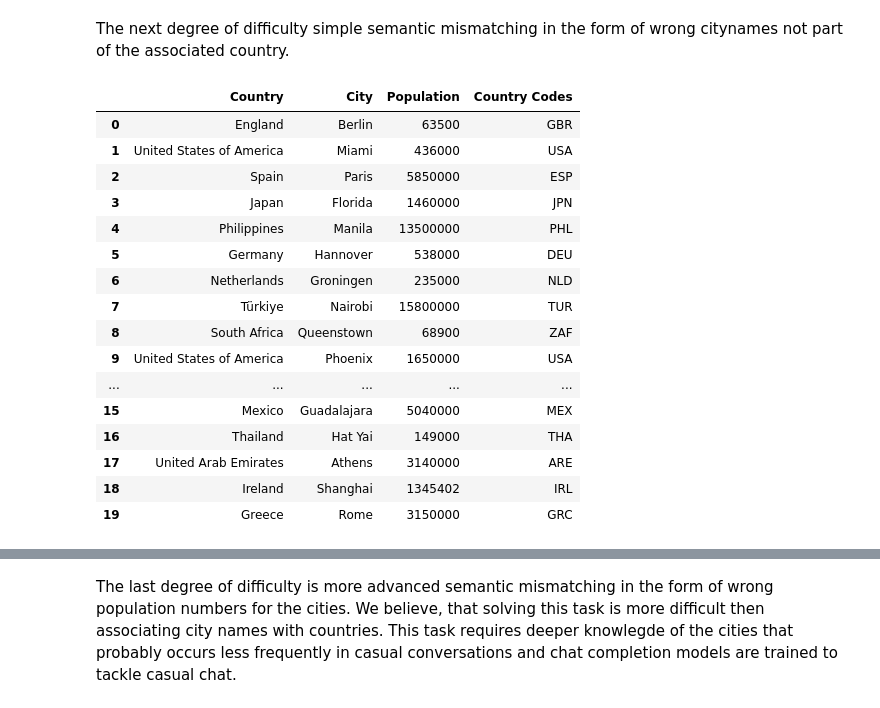
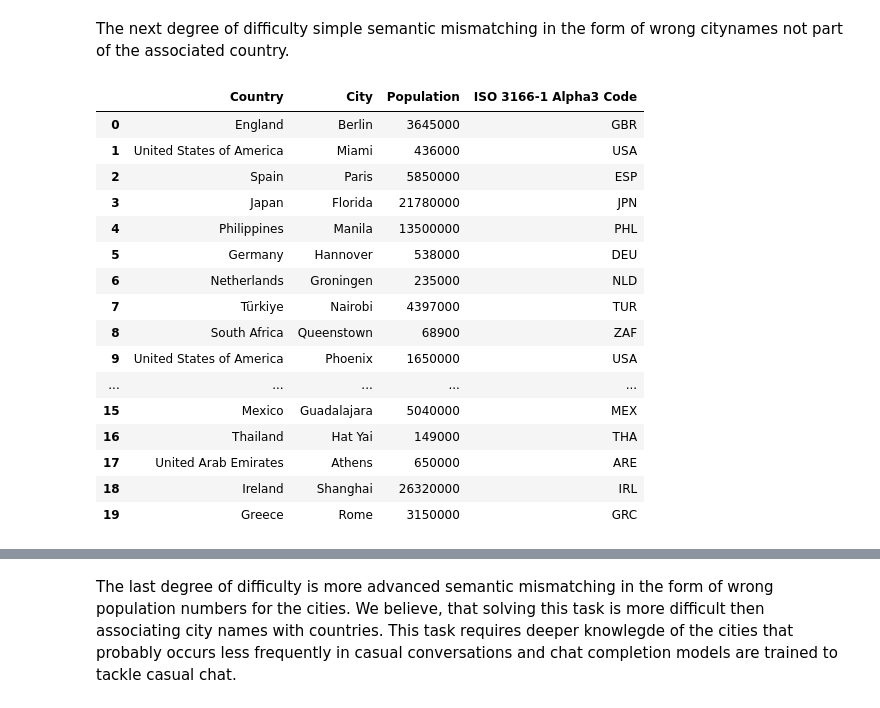
Before and after one commit to janekprange/BDT-Data, a Jupyter notebook: data/error_detection/custom/Error_Detection_Test_Data_Creation.ipynb, the cells around one changed output, grey strips where cells are left out. Drawn from its saved outputs; the diff is of its cells as text; code cells hidden in the pictures.

```diff
--- a/data/error_detection/custom/Error_Detection_Test_Data_Creation.ipynb
+++ b/data/error_detection/custom/Error_Detection_Test_Data_Creation.ipynb
@@ -27,6 +27,6 @@ clean_data = [
     ["Ireland", "Dublin", 1345402, "IRL"],
     ["Greece", "Athens", 3150000, "GRC"]]
 
-clean_dataframe = pd.DataFrame(clean_data, columns=["Country", "City", "Population", "Country Codes"])
+clean_dataframe = pd.DataFrame(clean_data, columns=["Country", "City", "Population", "ISO 3166-1 Alpha3 Code"])
 clean_dataframe
 # %% [output]
@@ -132,48 +132,48 @@ The next degree of difficulty simple semantic mismatching in the form of wrong c
 # %%
 dirty_data_wrong_cities = [
     ["England", "Berlin", 3645000],
     ["United States of America", "Miami", 436000],
     ["Spain", "Paris", 5850000],
     ["Japan", "Florida", 21780000],
     ["Philippines", "Manila", 13500000 ],
     ["Germany", "Hannover", 538000],
     ["Netherlands", "Groningen", 235000],
     ["Türkiye", "Nairobi", 4397000],
     ["South Africa", "Queenstown", 68900],
     ["United States of America", "Phoenix", 1650000],
     ["China", "Casablanca", 29200000],
     ["Hungary", "Budapest", 1760000],
     ["Egypt", "New Cairo", 297000],
     ["Mali", "Casablanca", 2930000],
     ["Nigeria", "Lagos", 	13500000],
     ["Mexico", "Guadalajara", 5040000],
     ["Thailand", "Hat Yai", 149000],
     ["United Arab Emirates", "Athens", 650000],
     ["Ireland", "Shanghai", 26320000],
     ["Greece", "Rome", 3150000]]
 
 
-dirty_data_wrong_cities = pd.DataFrame(dirty_data_wrong_cities, columns=["Country", "City", "Population"])
-dirty_data_wrong_cities["Country Codes"] = clean_dataframe["Country Codes"]
-dirty_data_wrong_cities["Population"] = clean_dataframe["Population"]
-dirty_data_wrong_cities["Country"] = clean_dataframe["Country"]
+dirty_dataframe_wrong_cities = pd.DataFrame(dirty_data_wrong_cities, columns=["Country", "City", "Population"])
+dirty_dataframe_wrong_cities["ISO 3166-1 Alpha3 Code"] = clean_dataframe["ISO 3166-1 Alpha3 Code"]
+#dirty_data_wrong_cities["Population"] = clean_dataframe["Population"]
+#dirty_data_wrong_cities["Country"] = clean_dataframe["Country"]
 
-dirty_data_wrong_cities
+dirty_dataframe_wrong_cities
 # %% [output]
-|  | Country | City | Population | Country Codes |
-| 0 | England | Berlin | 63500 | GBR |
+|  | Country | City | Population | ISO 3166-1 Alpha3 Code |
+| 0 | England | Berlin | 3645000 | GBR |
 | 1 | United States of America | Miami | 436000 | USA |
 | 2 | Spain | Paris | 5850000 | ESP |
-| 3 | Japan | Florida | 1460000 | JPN |
+| 3 | Japan | Florida | 21780000 | JPN |
 | 4 | Philippines | Manila | 13500000 | PHL |
 | 5 | Germany | Hannover | 538000 | DEU |
 | 6 | Netherlands | Groningen | 235000 | NLD |
-| 7 | Türkiye | Nairobi | 15800000 | TUR |
+| 7 | Türkiye | Nairobi | 4397000 | TUR |
 | 8 | South Africa | Queenstown | 68900 | ZAF |
 | 9 | United States of America | Phoenix | 1650000 | USA |
 | ... | ... | ... | ... | ... |
 | 15 | Mexico | Guadalajara | 5040000 | MEX |
 | 16 | Thailand | Hat Yai | 149000 | THA |
-| 17 | United Arab Emirates | Athens | 3140000 | ARE |
-| 18 | Ireland | Shanghai | 1345402 | IRL |
+| 17 | United Arab Emirates | Athens | 650000 | ARE |
+| 18 | Ireland | Shanghai | 26320000 | IRL |
 | 19 | Greece | Rome | 3150000 | GRC |
```
Also changed, not shown: parts of 17 cells of this notebook, 12 other files.
